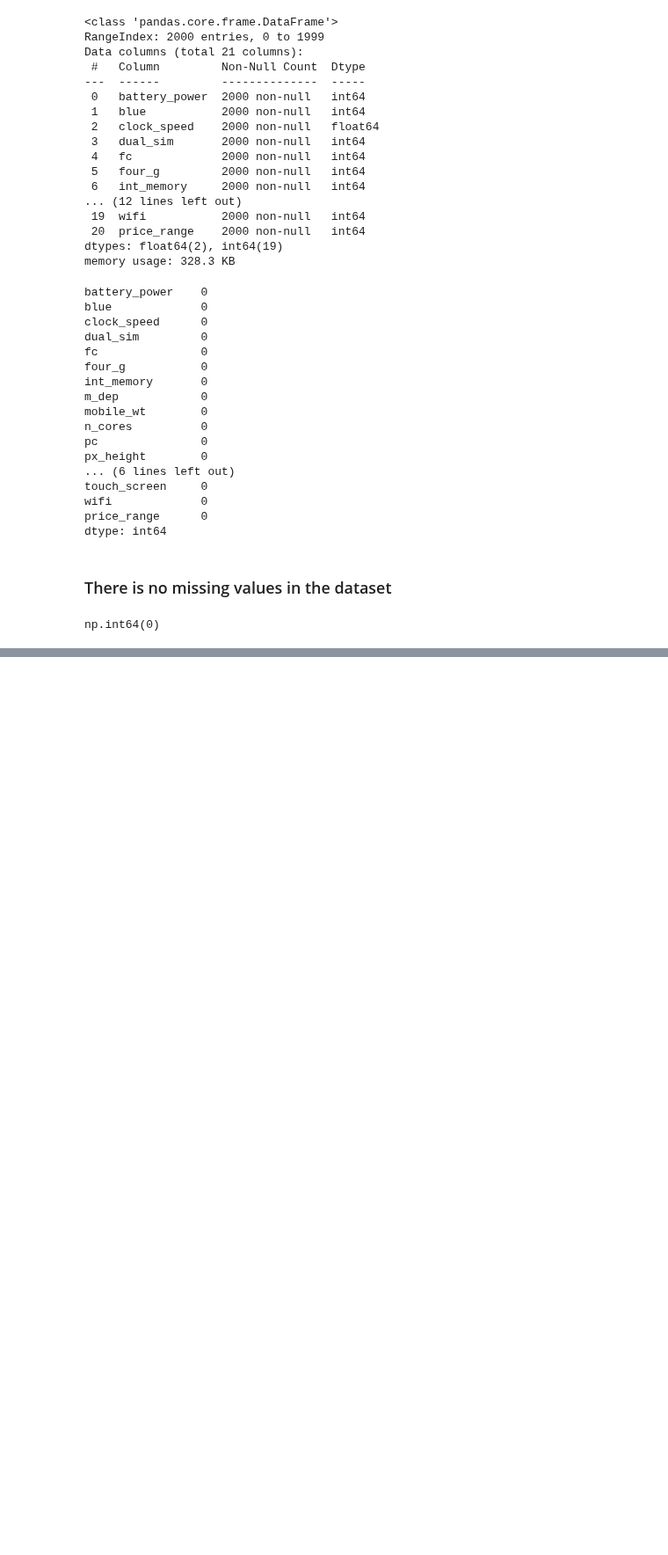
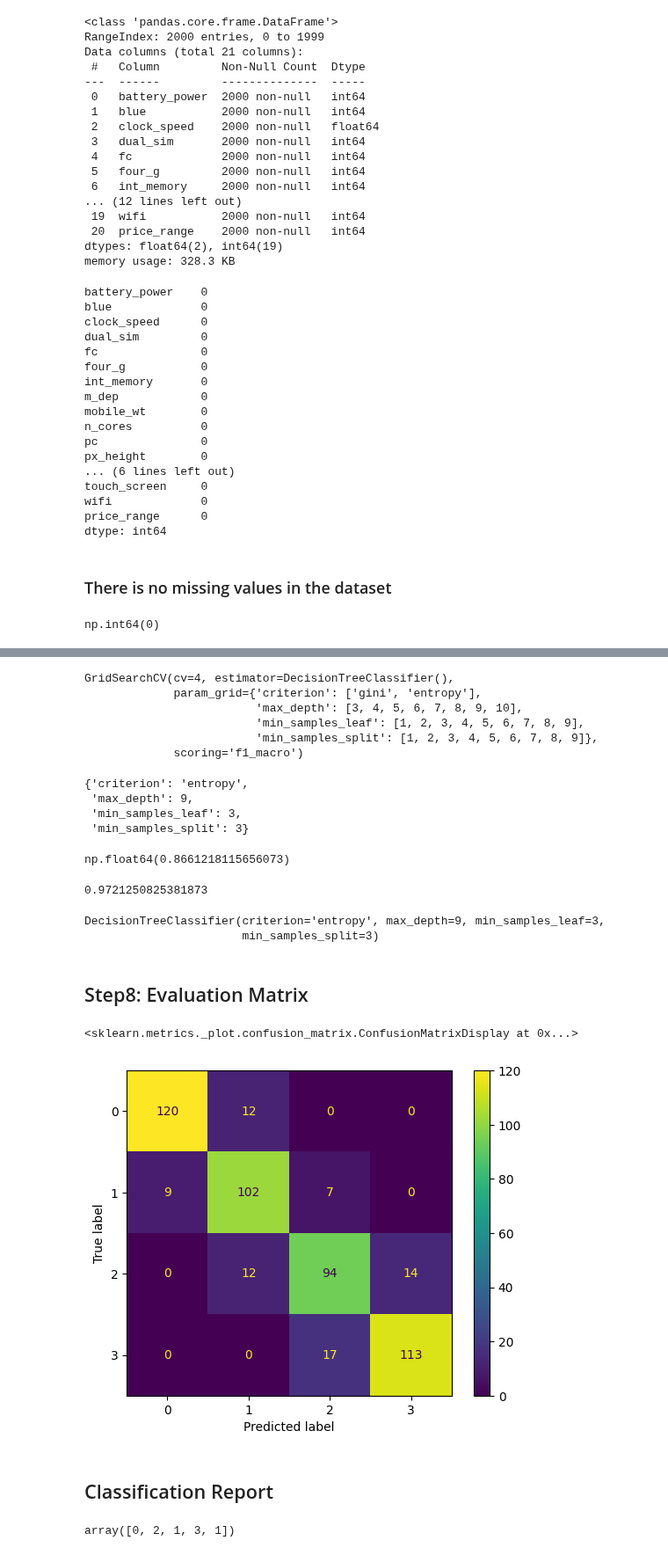
Before and after one commit to ganesh-207/Machine_learning, a Jupyter notebook: Assignment/Mobile Price Classification .ipynb, the cells around one changed output, grey strips where cells are left out. Shown at 88% size. Saved outputs shown, nothing was run; the diff lists cells and outputs as text; code cells hidden in the pictures; blank space fills up the shorter version.

Commit message:
Classifier model Assignment Done

```diff
--- a/Assignment/Mobile Price Classification .ipynb
+++ b/Assignment/Mobile Price Classification .ipynb
@@ -84,0 +225,56 @@ np.int64(0)
+# %%
+params = {
+    'max_depth':[3,4,5,6,7,8,9,10],
+    'min_samples_split':[1,2,3,4,5,6,7,8,9],
+    'min_samples_leaf':[1,2,3,4,5,6,7,8,9],
+    'criterion':['gini','entropy']
+}
+# %%
+base_model = DecisionTreeClassifier()
+# %%
+gscv = GridSearchCV(estimator=base_model,param_grid=params,cv=4,scoring='f1_macro')
+gscv.fit(xtrain,ytrain)
+# %% [output]
+GridSearchCV(cv=4, estimator=DecisionTreeClassifier(),
+             param_grid={'criterion': ['gini', 'entropy'],
+                         'max_depth': [3, 4, 5, 6, 7, 8, 9, 10],
+                         'min_samples_leaf': [1, 2, 3, 4, 5, 6, 7, 8, 9],
+                         'min_samples_split': [1, 2, 3, 4, 5, 6, 7, 8, 9]},
+             scoring='f1_macro')
+# %%
+gscv.best_params_
+# %% [output]
+{'criterion': 'entropy',
+ 'max_depth': 9,
+ 'min_samples_leaf': 3,
+ 'min_samples_split': 3}
+# %%
+gscv.best_score_
+# %% [output]
+np.float64(0.8661218115656073)
+# %%
+gscv.score(xtrain,ytrain)
+# %% [output]
+0.9721250825381873
+# %%
+best_dtc = gscv.best_estimator_
+best_dtc
+# %% [output]
+DecisionTreeClassifier(criterion='entropy', max_depth=9, min_samples_leaf=3,
+                       min_samples_split=3)
+# %% [markdown]
+## Step8: Evaluation Matrix
+# %%
+from sklearn.metrics import ConfusionMatrixDisplay
+ConfusionMatrixDisplay.from_estimator(best_dtc,xtest,ytest)
+# %% [output]
+<sklearn.metrics._plot.confusion_matrix.ConfusionMatrixDisplay at 0x...>
+[figure, added]
+# %% [markdown]
+## Classification Report
+# %%
+from sklearn.metrics import classification_report
+ypred_test = best_dtc.predict(xtest)
+ypred_test[:5]
+# %% [output]
+array([0, 2, 1, 3, 1])
```
Also changed, not shown: parts of 34 cells of this notebook, 1 other file.
